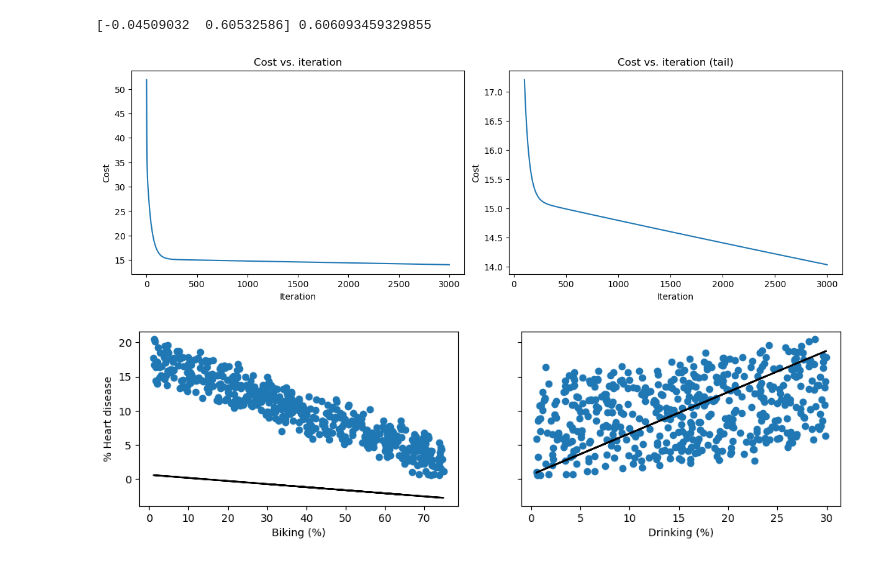
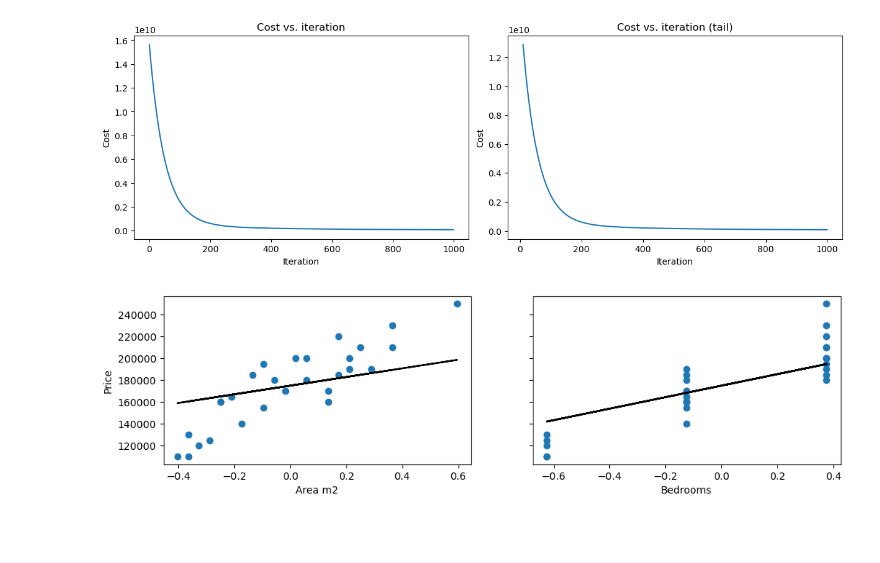
Before and after one commit to saymow/machine-learning, a Jupyter notebook: linear-regression.ipynb, the cells around one changed output. Saved outputs shown, nothing was run; the diff lists cells and outputs as text; code cells hidden in the pictures; blank space fills up the shorter version.

```diff
--- a/linear-regression.ipynb
+++ b/linear-regression.ipynb
@@ -6,8 +16,8 @@ import numpy as np
 import matplotlib.pyplot as plt
 from utils import load_data
 # %%
-X_train, Y_train = load_data("samples/heart.data.csv")
-X_features = ["Biking (%)", "Drinking (%)"]
+X_train, Y_train = load_data("samples/house-price.csv")
+X_features = ["Area m2", "# Bedrooms"]
 # %%
 fig, ax = plt.subplots(1, 2, figsize=(12, 3), sharey=True)
 
@@ -22,3 +32,12 @@ plt.show()
+# %%
+def mean_normalization(x):
+    means = np.mean(x, axis = 0)
+    mins = np.min(x, axis = 0)
+    maxs = np.max(x, axis = 0)
+
+    normalized_x = (x - means) / (maxs - mins)
+
+    return normalized_x
 # %%
 def compute(w, b, x):
     return np.dot(x, w) + b
@@ -60,3 +80,14 @@ def compute_gradient_descent(w, b, x, y, alpha, rounds):
         j_hist.append(compute_cost(w, b, x, y))
 
     return w, b, j_hist
+# %%
+X_normalized_train = mean_normalization(X_train)
+
+fig, ax = plt.subplots(1, 2, figsize=(12, 3), sharey=True)
+
+for i in range(len(ax)):
+    ax[i].scatter(X_normalized_train[:,i], Y_train)
+    ax[i].set_xlabel(X_features[i])
+
+ax[0].set_ylabel("Price")
+plt.show()
@@ -63,14 +96,10 @@ def compute_gradient_descent(w, b, x, y, alpha, rounds):
 # %%
 initial_w = [0, 0]
 initial_b = 0
-alpha = 0.0001
-rounds = 3000
+alpha = 0.01
+rounds = 1000
 
-w, b, j_hist = compute_gradient_descent(copy.deepcopy(initial_w), initial_b, X_train, Y_train, alpha, rounds)
-
-print(w, b)
+w, b, j_hist = compute_gradient_descent(copy.deepcopy(initial_w), initial_b, X_normalized_train, Y_train, alpha, rounds)
-# %% [output]
-[-0.04509032  0.60532586] 0.606093459329855
 # %%
 fig, (ax1, ax2) = plt.subplots(1, 2, constrained_layout=True, figsize=(12, 4))
 
@@ -82,20 +111,20 @@ ax1.plot(j_hist)
 ax2.set_title("Cost vs. iteration (tail)")
 ax2.set_ylabel("Cost")
 ax2.set_xlabel("Iteration")
-ax2.plot(100 + np.arange(len(j_hist[100:])), j_hist[100:])
+ax2.plot(10 + np.arange(len(j_hist[10:])), j_hist[10:])
 
 plt.show()
 # %% [output]
-[figure, old version]
+[figure, new version]
 # %%
 fig, ax = plt.subplots(1, 2, figsize=(12, 3), sharey=True)
 
 for i in range(len(ax)):
-    ax[i].scatter(X_train[:,i], Y_train)
-    ax[i].plot(X_train[:,i], X_train[:,i] * w[i] + b, color='black')
+    ax[i].scatter(X_normalized_train[:,i], Y_train)
+    ax[i].plot(X_normalized_train[:,i], X_normalized_train[:,i] * w[i] + b, color='black')
     ax[i].set_xlabel(X_features[i])
 
-ax[0].set_ylabel("% Heart disease")
+ax[0].set_ylabel("Price")
 plt.show()
 # %% [output]
-[figure, old version]
+[figure, new version]
```
Also changed, not shown: parts of 4 cells of this notebook, 2 other files.
